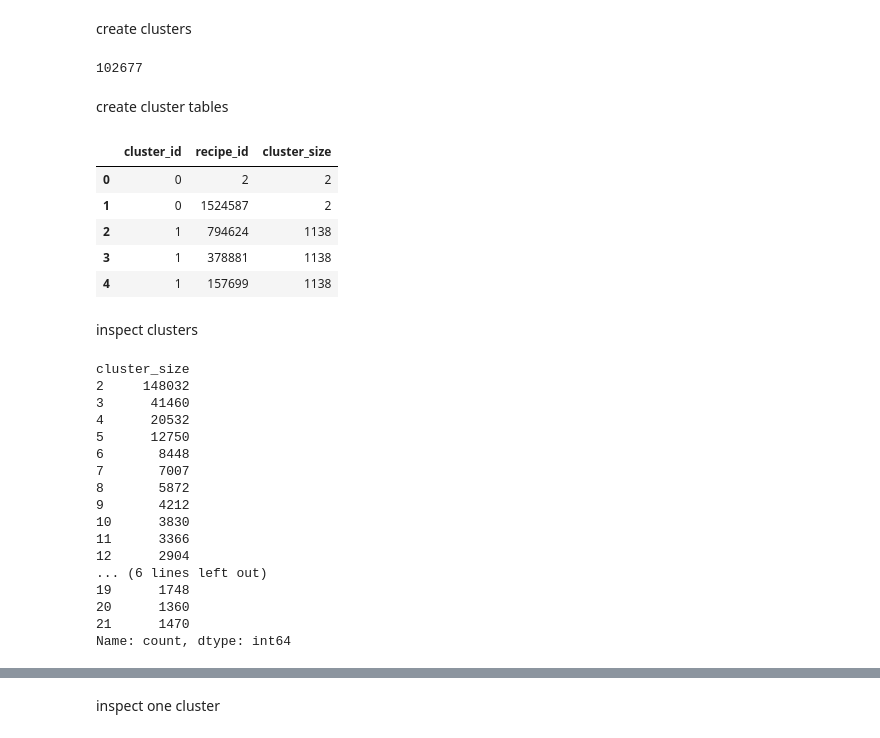
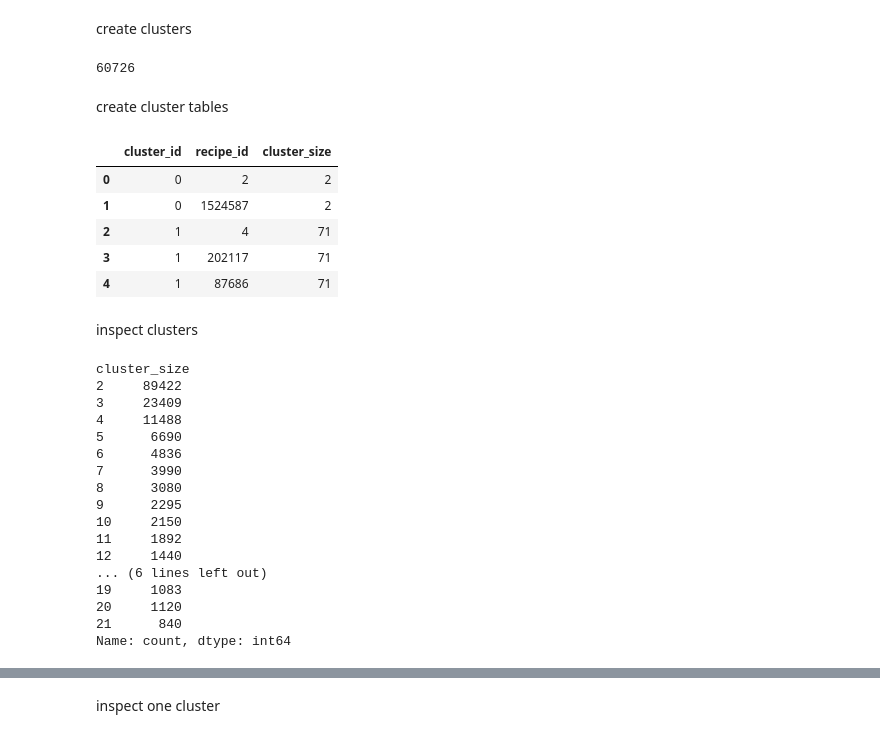
Before and after one commit to dcosta224/Capstone, a Jupyter notebook: exploration.ipynb, the cells around one changed output, grey strips where cells are left out. Cells and saved outputs as stored; diff of their text form; code cells hidden in the pictures.

```diff
--- a/exploration.ipynb
+++ b/exploration.ipynb
@@ -269,0 +306,13 @@ duplicate_pairs_unique.head()
+# %%
+def ingredient_jaccard(a, b):
+    set_a = set(a)
+    set_b = set(b)
+
+    if len(set_a) == 0 or len(set_b) == 0:
+        return 0.0
+
+    return len(set_a & set_b) / len(set_a | set_b)
+
+
+def title_similarity(a, b):
+    return fuzz.token_set_ratio(str(a), str(b)) / 100
@@ -269,0 +365,10 @@ duplicate_pairs_unique.head()
+# %%
+validated_pairs = hybrid_pairs[
+    (hybrid_pairs["semantic_score"] >= 0.92) &
+    (hybrid_pairs["ingredient_jaccard"] >= 0.50) &
+    (hybrid_pairs["hybrid_score"] >= 0.75)
+].copy()
+
+validated_pairs.to_parquet("validated_duplicate_pairs_hybrid.parquet", index=False)
+
+validated_pairs.head()
@@ -275,7 +387,7 @@ G = nx.Graph()
 G.add_nodes_from(range(len(df)))
 
 G.add_edges_from(
-    duplicate_pairs_unique[["recipe_id", "match_id"]].itertuples(index=False, name=None)
+    validated_pairs[["recipe_id", "match_id"]].itertuples(index=False, name=None)
 )
 
 clusters = list(nx.connected_components(G))
@@ -284,54 +396,54 @@ clusters = [cluster for cluster in clusters if len(cluster) > 1]
 
 len(clusters)
 # %% [output]
-102677
+60726
 # %% [markdown]
 create cluster tables
 # %%
 cluster_rows = []
 
 for cluster_id, members in enumerate(clusters):
     for recipe_id in members:
         cluster_rows.append({
             "cluster_id": cluster_id,
             "recipe_id": recipe_id,
             "cluster_size": len(members)
         })
 
-recipe_clusters = pd.DataFrame(cluster_rows)
+recipe_clusters_hybrid = pd.DataFrame(cluster_rows)
 
-recipe_clusters.to_parquet("recipe_clusters.parquet")
+recipe_clusters_hybrid.to_parquet("recipe_clusters_hybrid.parquet", index=False)
 
-recipe_clusters.head()
+recipe_clusters_hybrid.head()
 # %% [output]
 |  | cluster_id | recipe_id | cluster_size |
 | 0 | 0 | 2 | 2 |
 | 1 | 0 | 1524587 | 2 |
-| 2 | 1 | 794624 | 1138 |
-| 3 | 1 | 378881 | 1138 |
-| 4 | 1 | 157699 | 1138 |
+| 2 | 1 | 4 | 71 |
+| 3 | 1 | 202117 | 71 |
+| 4 | 1 | 87686 | 71 |
 # %% [markdown]
 inspect clusters
 # %%
-recipe_clusters["cluster_size"].describe()
+recipe_clusters_hybrid["cluster_size"].describe()
 
-recipe_clusters["cluster_size"].value_counts().sort_index().head(20)
+recipe_clusters_hybrid["cluster_size"].value_counts().sort_index().head(20)
 # %% [output]
 cluster_size
-2     148032
-3      41460
-4      20532
-5      12750
-6       8448
-7       7007
-8       5872
-9       4212
-10      3830
-11      3366
-12      2904
+2     89422
+3     23409
+4     11488
+5      6690
+6      4836
+7      3990
+8      3080
+9      2295
+10     2150
+11     1892
+12     1440
 ... (6 lines left out)
-19      1748
-20      1360
-21      1470
+19     1083
+20     1120
+21      840
 Name: count, dtype: int64
 # %%
```
Also changed, not shown: parts of 26 cells of this notebook, 1 other file.
